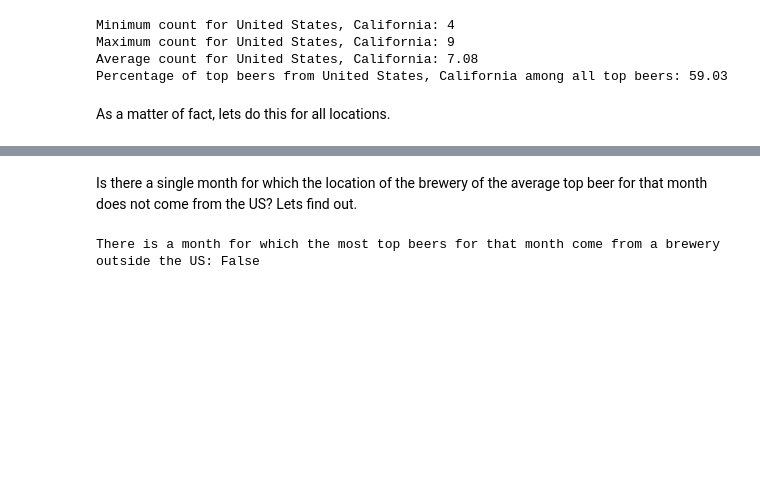
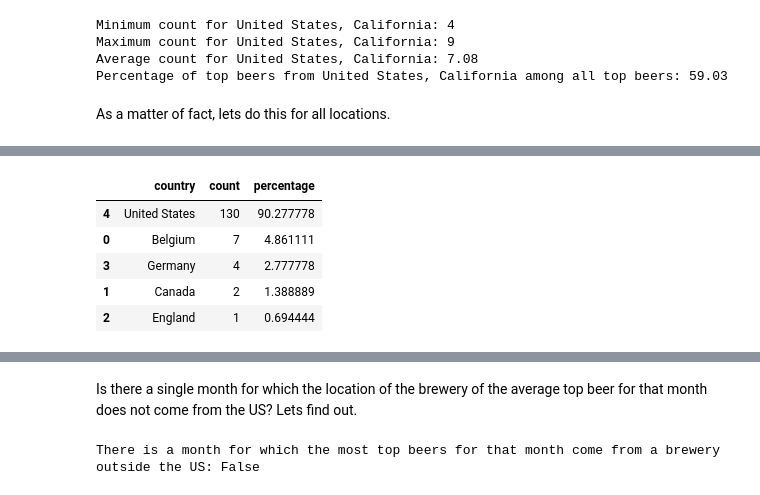
Before and after one commit to epfl-ada/ada-2023-project-datababes, a Jupyter notebook: eda2ALEX_location.ipynb, the cells around one changed output, grey strips where cells are left out. Drawn from its saved outputs; the diff is of its cells as text; code cells hidden in the pictures; blank space fills up the shorter version.

```diff
--- a/eda2ALEX_location.ipynb
+++ b/eda2ALEX_location.ipynb
@@ -1313,3 +1326,17 @@ print(len(locationAVG_df))
+# %%
+# do the same but group the US together
+locationAVG_df['country'] = locationAVG_df['brewery_location'].apply(lambda x: x.split(',')[0])
+temp_df = locationAVG_df.groupby('country').agg({'count': 'sum'}).reset_index()
+temp_df = temp_df.sort_values(by='count', ascending=False)
+temp_df['percentage'] = (temp_df['count'] / numTopBeers) * 100
+temp_df.head(10)
+# %% [output]
+|  | country | count | percentage |
+| 4 | United States | 130 | 90.277778 |
+| 0 | Belgium | 7 | 4.861111 |
+| 3 | Germany | 4 | 2.777778 |
+| 1 | Canada | 2 | 1.388889 |
+| 2 | England | 1 | 0.694444 |
 # %%
 # Set the figure size
 plt.figure(figsize=(15, 6))
```
Also changed, not shown: parts of 3 cells of this notebook.
